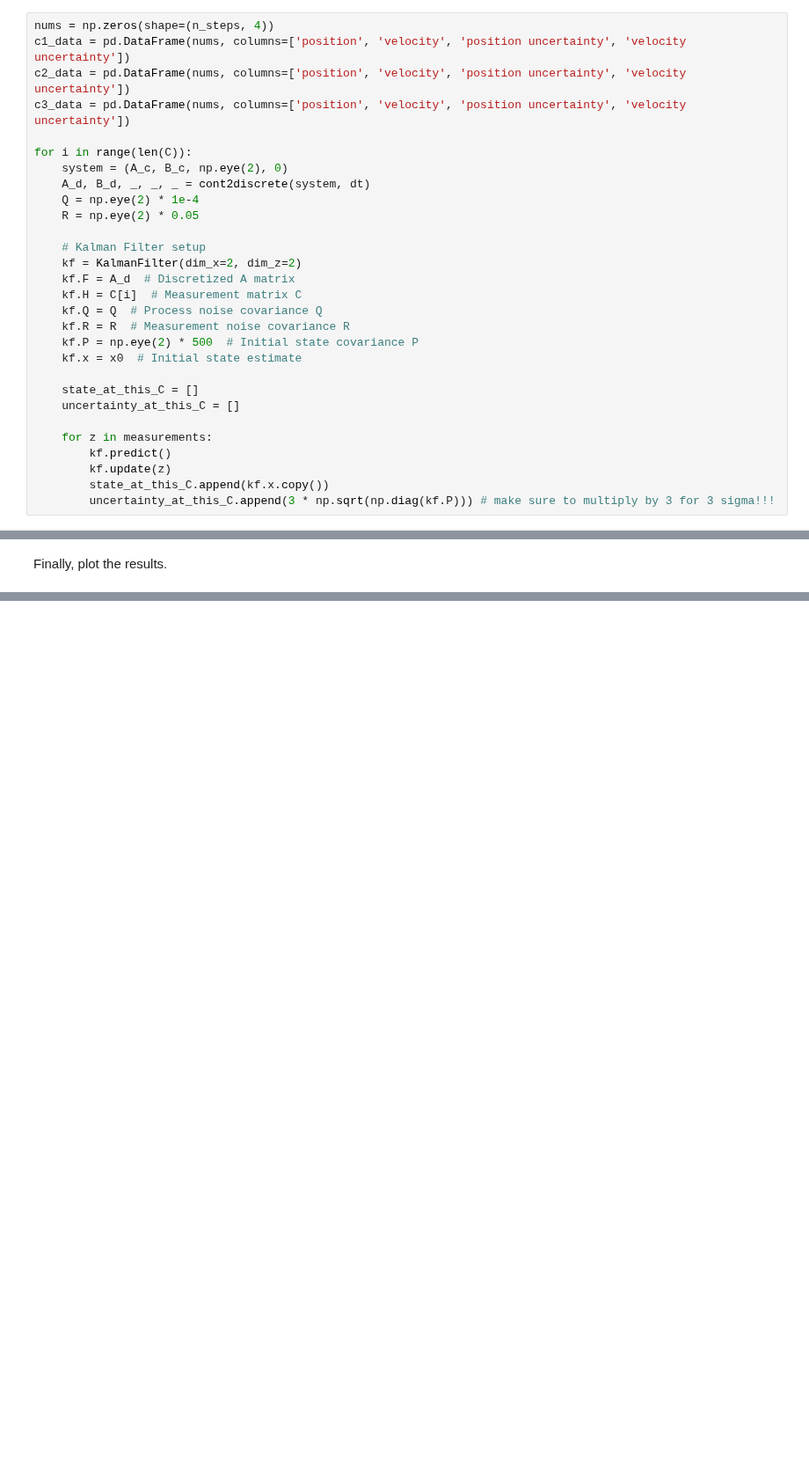
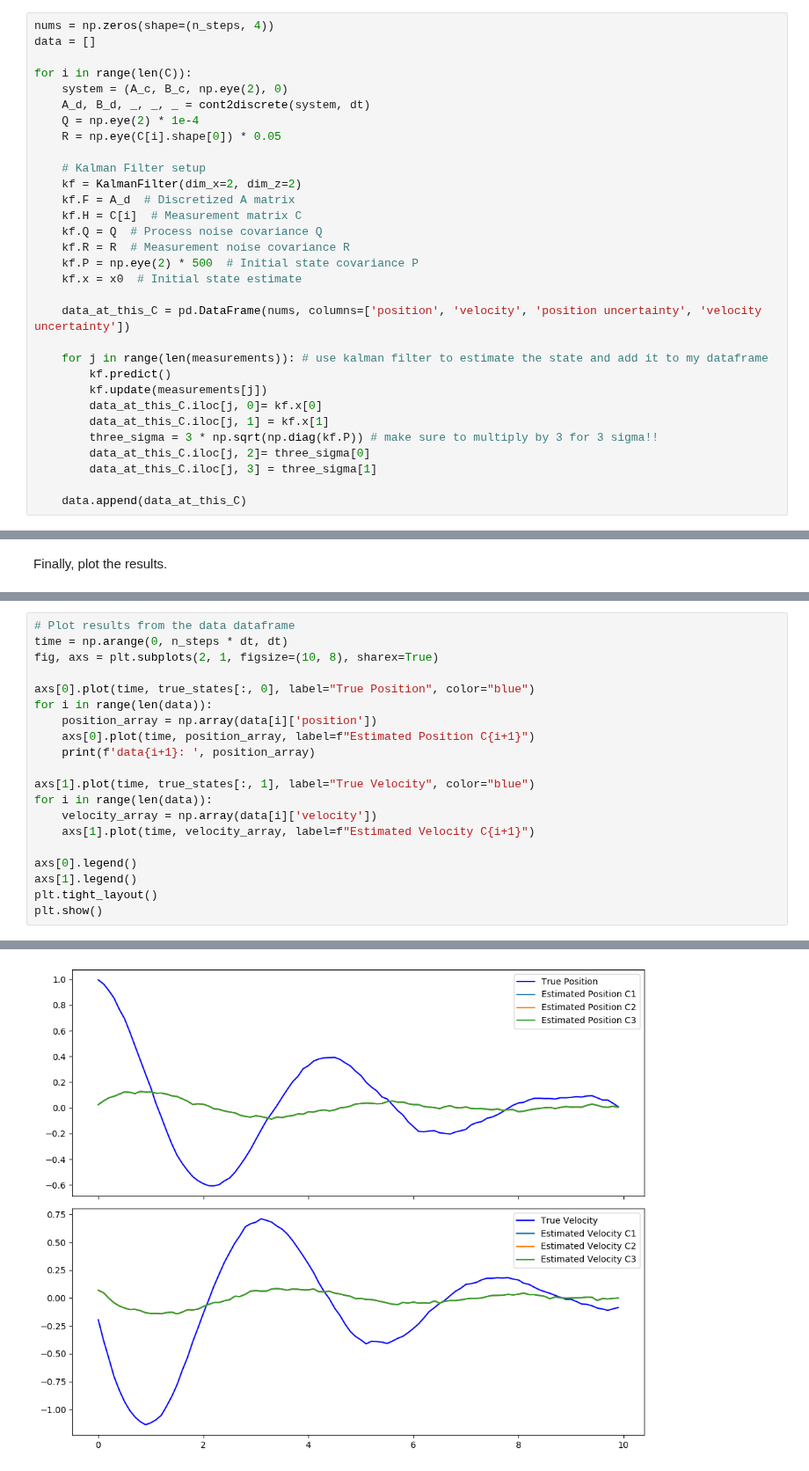
Before and after one commit to jadenmecham/First-Project, a Jupyter notebook: 1 - Cramer-Rao Bound/bound-simple.ipynb, the cells around one changed output, grey strips where cells are left out. Shown at 88% size. Cells and saved outputs as stored; diff of their text form; blank space fills up the shorter version.

Commit message:
plotting works but all the estimated states are exactly the same. seems weird

```diff
--- a/1 - Cramer-Rao Bound/bound-simple.ipynb
+++ b/1 - Cramer-Rao Bound/bound-simple.ipynb
@@ -66,15 +67,13 @@ measurements = np.array(measurements)
 Then, use the  Kalman filter to generate state estimates from simulated measurments. Make sure to use the 3 sigma bound to set up the estimation range. This block runs the Kalman Filter for every subgroup of C matrices.
 # %%
 nums = np.zeros(shape=(n_steps, 4))
-c1_data = pd.DataFrame(nums, columns=['position', 'velocity', 'position uncertainty', 'velocity uncertainty'])
-c2_data = pd.DataFrame(nums, columns=['position', 'velocity', 'position uncertainty', 'velocity uncertainty'])
-c3_data = pd.DataFrame(nums, columns=['position', 'velocity', 'position uncertainty', 'velocity uncertainty'])
+data = []
 
 for i in range(len(C)):
     system = (A_c, B_c, np.eye(2), 0)
     A_d, B_d, _, _, _ = cont2discrete(system, dt)
     Q = np.eye(2) * 1e-4
-    R = np.eye(2) * 0.05
+    R = np.eye(C[i].shape[0]) * 0.05
 
     # Kalman Filter setup
     kf = KalmanFilter(dim_x=2, dim_z=2)
@@ -85,11 +84,15 @@ for i in range(len(C)):
     kf.P = np.eye(2) * 500  # Initial state covariance P
     kf.x = x0  # Initial state estimate
 
-    state_at_this_C = []
-    uncertainty_at_this_C = []
+    data_at_this_C = pd.DataFrame(nums, columns=['position', 'velocity', 'position uncertainty', 'velocity uncertainty'])
 
-    for z in measurements:
+    for j in range(len(measurements)): # use kalman filter to estimate the state and add it to my dataframe
         kf.predict()
-        kf.update(z)
-        state_at_this_C.append(kf.x.copy())
-        uncertainty_at_this_C.append(3 * np.sqrt(np.diag(kf.P))) # make sure to multiply by 3 for 3 sigma!!!
+        kf.update(measurements[j])
+        data_at_this_C.iloc[j, 0]= kf.x[0]
+        data_at_this_C.iloc[j, 1] = kf.x[1]
+        three_sigma = 3 * np.sqrt(np.diag(kf.P)) # make sure to multiply by 3 for 3 sigma!!
+        data_at_this_C.iloc[j, 2]= three_sigma[0]
+        data_at_this_C.iloc[j, 3] = three_sigma[1]
+
+    data.append(data_at_this_C)
@@ -114,0 +101,21 @@ Finally, plot the results.
+# %%
+# Plot results from the data dataframe
+time = np.arange(0, n_steps * dt, dt)
+fig, axs = plt.subplots(2, 1, figsize=(10, 8), sharex=True)
+
+axs[0].plot(time, true_states[:, 0], label="True Position", color="blue")
+for i in range(len(data)):
+    position_array = np.array(data[i]['position'])
+    axs[0].plot(time, position_array, label=f"Estimated Position C{i+1}")
+    print(f'data{i+1}: ', position_array)
+
+axs[1].plot(time, true_states[:, 1], label="True Velocity", color="blue")
+for i in range(len(data)):
+    velocity_array = np.array(data[i]['velocity'])
+    axs[1].plot(time, velocity_array, label=f"Estimated Velocity C{i+1}")
+
+axs[0].legend()
+axs[1].legend()
+plt.tight_layout()
+plt.show()
+# %% [output]
@@ -114,0 +139 @@ Finally, plot the results.
+[figure, added]
```
Also changed, not shown: parts of 4 cells of this notebook, 2 other files.
